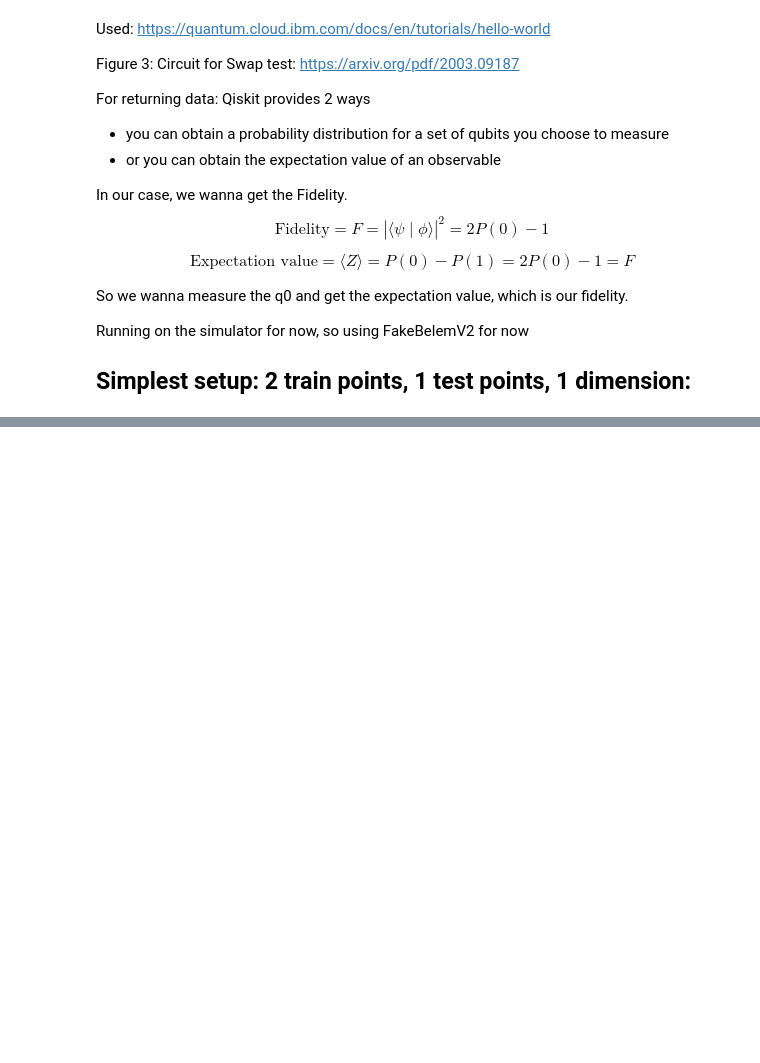
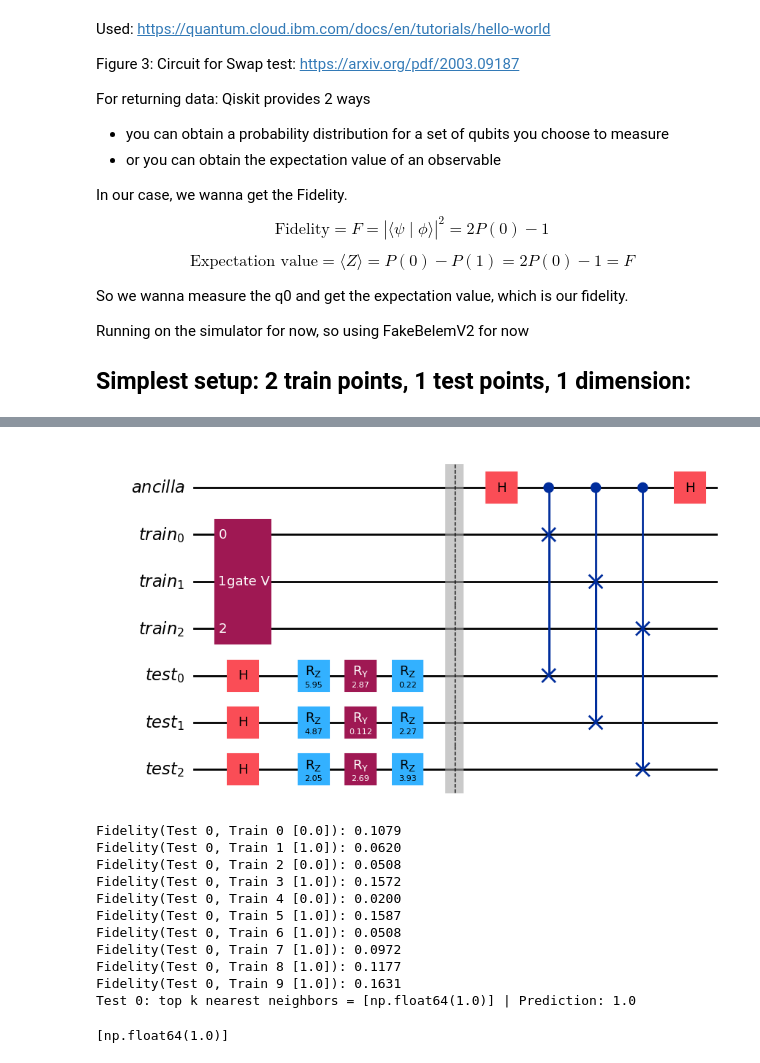
Before and after one commit to Aadipat/QuantumEngineeringProjectGroup8, a Jupyter notebook: simplest_swap_test.ipynb, the cells around one changed output, grey strips where cells are left out. Drawn from its saved outputs; the diff is of its cells as text; code cells hidden in the pictures; blank space fills up the shorter version.

```diff
--- a/simplest_swap_test.ipynb
+++ b/simplest_swap_test.ipynb
@@ -385,0 +377,36 @@ OVERALL ACCURACY: 100.00%
+# %%
+# Load gate W and the class list
+with open("W_gate 2.qpy", "rb") as handle:
+    qc_train = qpy.load(handle)
+
+labels_train = np.load("Class list 2.npy")
+# %%
+# Load gate V and entanglement class
+with open("V_gate.qpy", "rb") as handle:
+    qc_test = qpy.load(handle)
+
+labels_test = np.load("Class list test.npy")
+# %%
+qknn(
+    qknn_input=QuantumInput(
+    train= qc_train[:10],
+    test = qc_test
+    ),
+    train_labels=labels_train[:10],
+    test_labels=labels_test,
+    show_circuit=True
+)
+# %% [output]
+[figure, added]
+Fidelity(Test 0, Train 0 [0.0]): 0.1079
+Fidelity(Test 0, Train 1 [1.0]): 0.0620
+Fidelity(Test 0, Train 2 [0.0]): 0.0508
+Fidelity(Test 0, Train 3 [1.0]): 0.1572
+Fidelity(Test 0, Train 4 [0.0]): 0.0200
+Fidelity(Test 0, Train 5 [1.0]): 0.1587
+Fidelity(Test 0, Train 6 [1.0]): 0.0508
+Fidelity(Test 0, Train 7 [1.0]): 0.0972
+Fidelity(Test 0, Train 8 [1.0]): 0.1177
+Fidelity(Test 0, Train 9 [1.0]): 0.1631
+Test 0: top k nearest neighbors = [np.float64(1.0)] | Prediction: 1.0
+[np.float64(1.0)]
```
Also changed, not shown: parts of 5 cells of this notebook, 6 other files.
